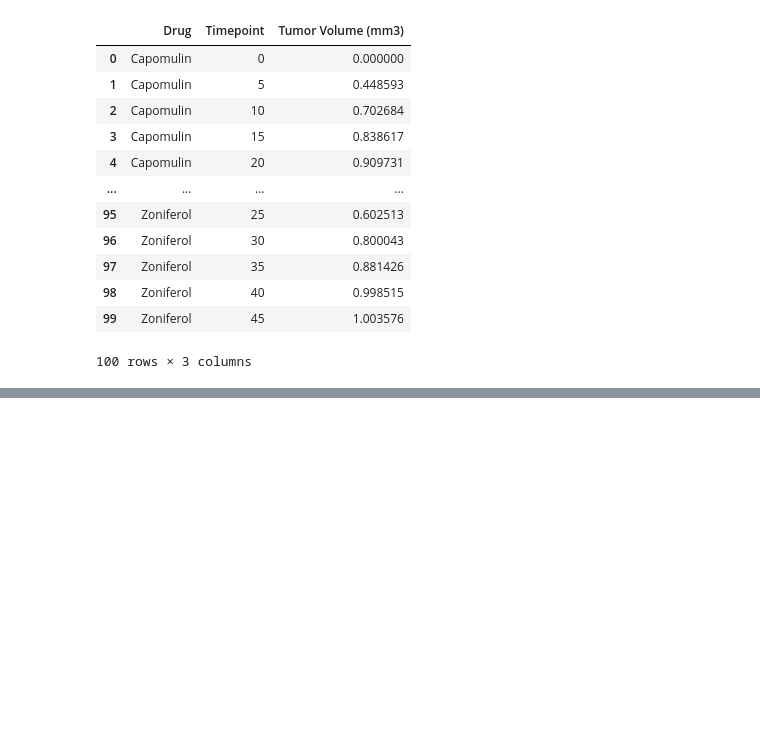
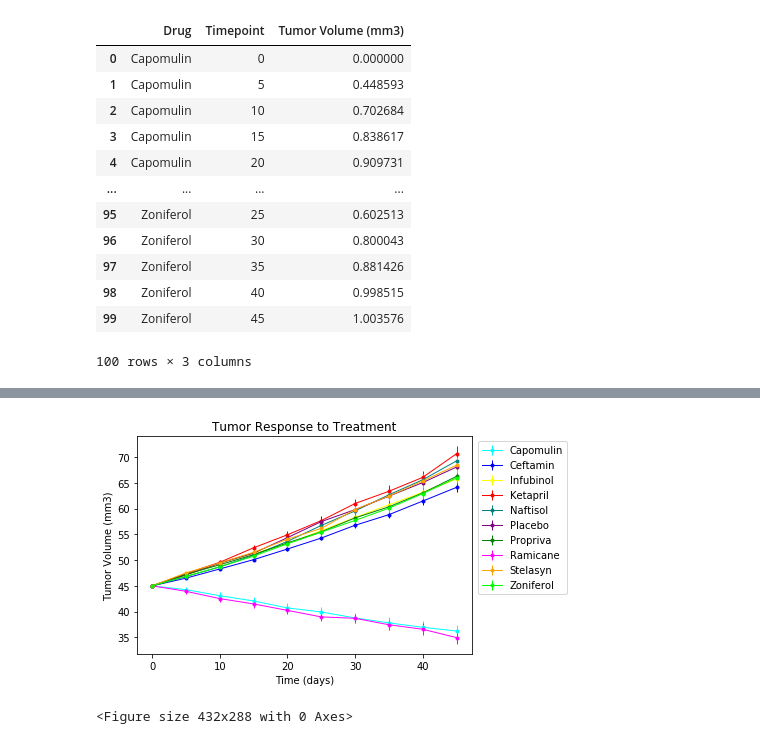
Before and after one commit to michellebrucato/Matplotlib_Challenge, a Jupyter notebook: Pymaceuticals/Pymaceuticals_Brucato.ipynb, the cells around one changed output, grey strips where cells are left out. Drawn from its saved outputs; the diff is of its cells as text; code cells hidden in the pictures; blank space fills up the shorter version.

Commit message:
plot findings from tumor volume data frame.  Save plot image as Tumor Response.

```diff
--- a/Pymaceuticals/Pymaceuticals_Brucato.ipynb
+++ b/Pymaceuticals/Pymaceuticals_Brucato.ipynb
@@ -52,9 +54,9 @@ tumor_mean_df
 # %%
 # Store the Standard Error of Tumor Volumes Grouped by Drug and Timepoint
 
-tumor_sterror = merged_df.groupby(["Drug", "Timepoint"])["Tumor Volume (mm3)"].sem()
-tumor_sterror_df = pd.DataFrame({"Tumor Volume (mm3)": tumor_sterror}).reset_index()
-tumor_sterror_df
+tumor_sem = merged_df.groupby(["Drug", "Timepoint"])["Tumor Volume (mm3)"].sem()
+tumor_sem_df = pd.DataFrame({"Tumor Volume (mm3)": tumor_sterror}).reset_index()
+tumor_sem_df
 # %% [output]
 |  | Drug | Timepoint | Tumor Volume (mm3) |
 | 0 | Capomulin | 0 | 0.000000 |
@@ -69,3 +71,11 @@ tumor_sterror_df
 | 98 | Zoniferol | 40 | 0.998515 |
 | 99 | Zoniferol | 45 | 1.003576 |
 100 rows × 3 columns
+# %%
+# Minor Data Munging to Re-Format the Data Frames
+
+tumor_sem_df2 = tumor_sem_df.pivot(index="Timepoint", columns="Drug")["Tumor Volume (mm3)"]
+tumor_sem_df2
+
+tumor_mean_df2 = tumor_mean_df.pivot(index="Timepoint", columns="Drug")["Tumor Volume (mm3)"]
+tumor_mean_df2
@@ -71,0 +95,33 @@ tumor_sterror_df
+# %%
+# Generate the Plot (with Error Bars)
+
+plt.errorbar(tumor_mean_df2.index, tumor_mean_df2["Capomulin"], yerr=tumor_sem_df2["Capomulin"],
+             color="cyan", linewidth=1, marker="o", markersize=3, label="Capomulin")
+plt.errorbar(tumor_mean_df2.index, tumor_mean_df2["Ceftamin"], yerr=tumor_sem_df2["Ceftamin"],
+             color="b", linewidth=1, marker="o", markersize=3, label="Ceftamin")
+plt.errorbar(tumor_mean_df2.index, tumor_mean_df2["Infubinol"], yerr=tumor_sem_df2["Infubinol"],
+             color="yellow", linewidth=1, marker="o", markersize=3, label="Infubinol")
+plt.errorbar(tumor_mean_df2.index, tumor_mean_df2["Ketapril"], yerr=tumor_sem_df2["Ketapril"],
+             color="r", linewidth=1, marker="o", markersize=3, label="Ketapril")
+plt.errorbar(tumor_mean_df2.index, tumor_mean_df2["Naftisol"], yerr=tumor_sem_df2["Naftisol"],
+             color="teal", linewidth=1, marker="o", markersize=3, label="Naftisol")
+plt.errorbar(tumor_mean_df2.index, tumor_mean_df2["Placebo"], yerr=tumor_sem_df2["Placebo"],
+             color="purple", linewidth=1, marker="o", markersize=3, label="Placebo")
+plt.errorbar(tumor_mean_df2.index, tumor_mean_df2["Propriva"], yerr=tumor_sem_df2["Propriva"],
+             color="g", linewidth=1, marker="o", markersize=3, label="Propriva")
+plt.errorbar(tumor_mean_df2.index, tumor_mean_df2["Ramicane"], yerr=tumor_sem_df2["Ramicane"],
+             color="magenta", linewidth=1, marker="o", markersize=3, label="Ramicane")
+plt.errorbar(tumor_mean_df2.index, tumor_mean_df2["Stelasyn"], yerr=tumor_sem_df2["Stelasyn"],
+             color="orange", linewidth=1, marker="o", markersize=3, label="Stelasyn")
+plt.errorbar(tumor_mean_df2.index, tumor_mean_df2["Zoniferol"], yerr=tumor_sem_df2["Zoniferol"],
+             color="lime", linewidth=1, marker="o", markersize=3, label="Zoniferol")
+
+plt.title("Tumor Response to Treatment")
+plt.xlabel("Time (days)")
+plt.ylabel("Tumor Volume (mm3)")
+plt.legend(loc="upper right", bbox_to_anchor=(1.3,1))
+plt.show()
+plt.savefig("Tumor_Response.png")
+# %% [output]
+[figure, added]
+<Figure size 432x288 with 0 Axes>
```
Also changed, not shown: parts of 9 cells of this notebook, 1 other file.
